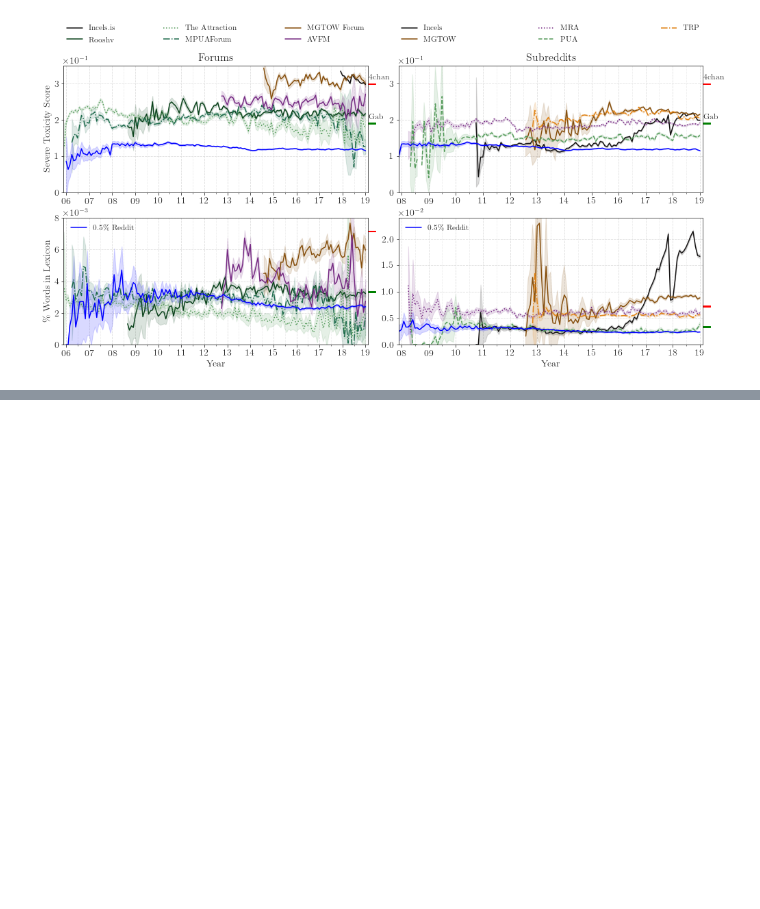
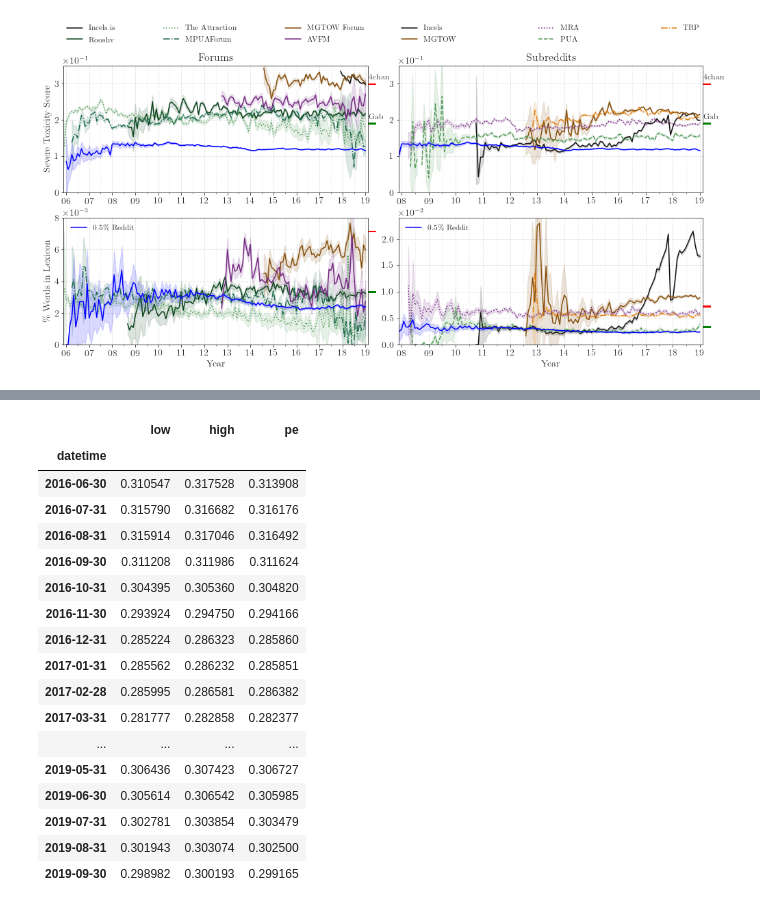
Before and after one commit to idramalab/manosphere_analysis, a Jupyter notebook: notebooks/toxicity_and_misoginy.ipynb, the cells around one changed output, grey strips where cells are left out. Cells and saved outputs as stored; diff of their text form; code cells hidden in the pictures; blank space fills up the shorter version.

```diff
--- a/notebooks/toxicity_and_misoginy.ipynb
+++ b/notebooks/toxicity_and_misoginy.ipynb
@@ -486,4 +541,24 @@ four_chan_lex = get_toxicity(dfs_control[0], "lexicon", bs_stats.mean)
 # %%
 four_chan_per = get_toxicity(dfs_control[0], "perspective_toxicity", bs_stats.mean)
+four_chan_per
+# %% [output]
+|  | low | high | pe |
+| datetime |  |  |  |
+| 2016-06-30 | 0.310547 | 0.317528 | 0.313908 |
+| 2016-07-31 | 0.315790 | 0.316682 | 0.316176 |
+| 2016-08-31 | 0.315914 | 0.317046 | 0.316492 |
+| 2016-09-30 | 0.311208 | 0.311986 | 0.311624 |
+| 2016-10-31 | 0.304395 | 0.305360 | 0.304820 |
+| 2016-11-30 | 0.293924 | 0.294750 | 0.294166 |
+| 2016-12-31 | 0.285224 | 0.286323 | 0.285860 |
+| 2017-01-31 | 0.285562 | 0.286232 | 0.285851 |
+| 2017-02-28 | 0.285995 | 0.286581 | 0.286382 |
+| 2017-03-31 | 0.281777 | 0.282858 | 0.282377 |
+| ... | ... | ... | ... |
+| 2019-05-31 | 0.306436 | 0.307423 | 0.306727 |
+| 2019-06-30 | 0.305614 | 0.306542 | 0.305985 |
+| 2019-07-31 | 0.302781 | 0.303854 | 0.303479 |
+| 2019-08-31 | 0.301943 | 0.303074 | 0.302500 |
+| 2019-09-30 | 0.298982 | 0.300193 | 0.299165 |
 # %%
 gab_lex = get_toxicity(dfs_control[2], "lexicon", bs_stats.mean)
```
Also changed, not shown: parts of 16 cells of this notebook, 49 other files.
